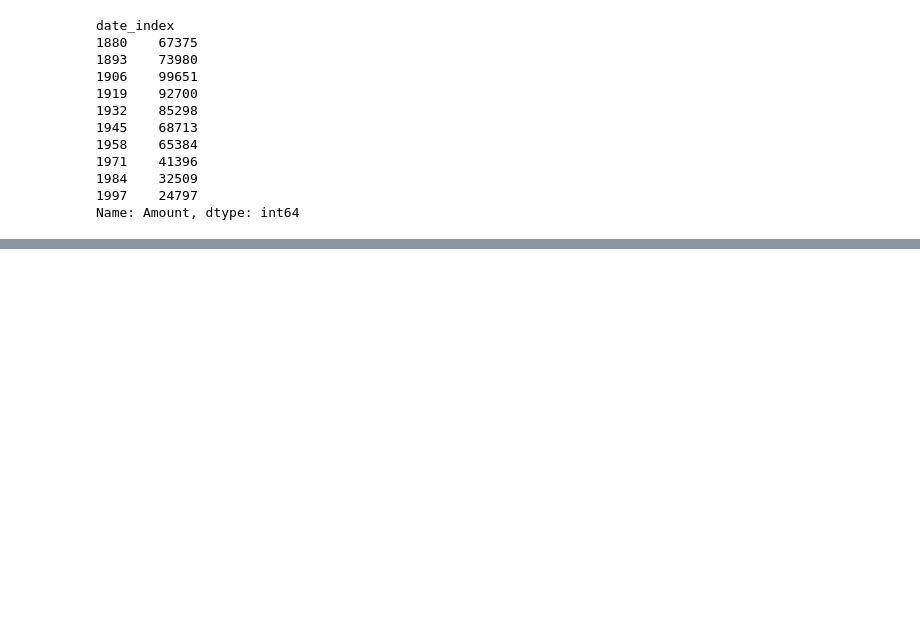
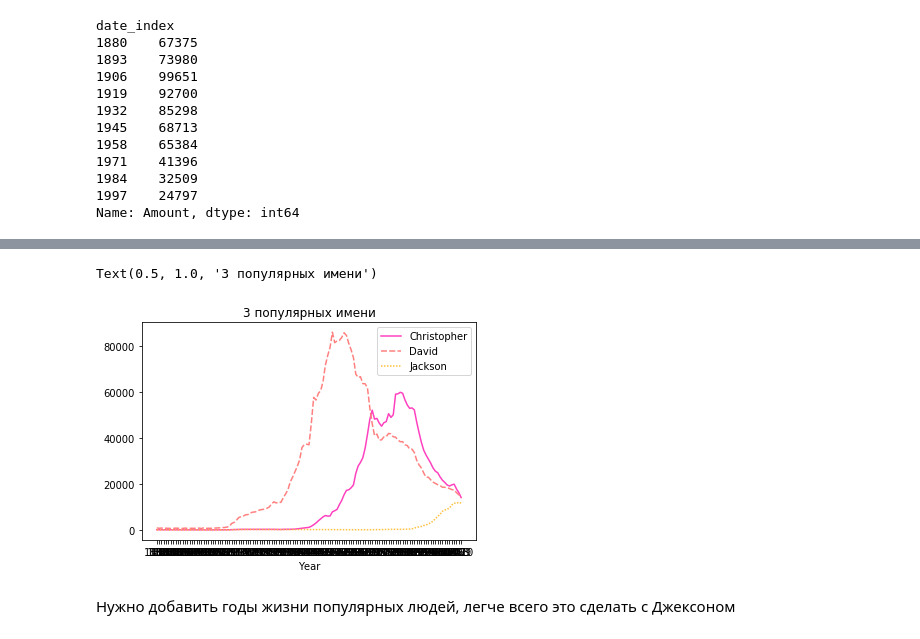
Before and after one commit to Clareety/otus_data_science, a Jupyter notebook: Debug 2 HW Dikov .ipynb, the cells around one changed output, grey strips where cells are left out. Cells and saved outputs as stored; diff of their text form; code cells hidden in the pictures; blank space fills up the shorter version.

```diff
--- a/Debug 2 HW Dikov .ipynb
+++ b/Debug 2 HW Dikov .ipynb
@@ -148,0 +257,4 @@ group_10_new
+# %%
+fam = ['Jackson', 'Christopher','David']
+# %%
+ma_table = dfc[(np.isin(dfc['Name'], fam))&(dfc['Sex'] == 'M')]
@@ -148,0 +270,11 @@ group_10_new
+# %%
+pivko = pd.pivot_table(data = ma_table, index = ma_table['Year'], columns = ma_table['Name'], aggfunc = np.sum)
+# %%
+df_с = pivko['Amount']
+# %%
+sns.lineplot(data = df_с,palette = 'spring').set_title('3 популярных имени')
+# %% [output]
+Text(0.5, 1.0, '3 популярных имени')
+[figure, added]
+# %% [markdown]
+Нужно добавить годы жизни популярных людей, легче всего это сделать с Джексоном
```
Also changed, not shown: parts of 28 cells of this notebook.
